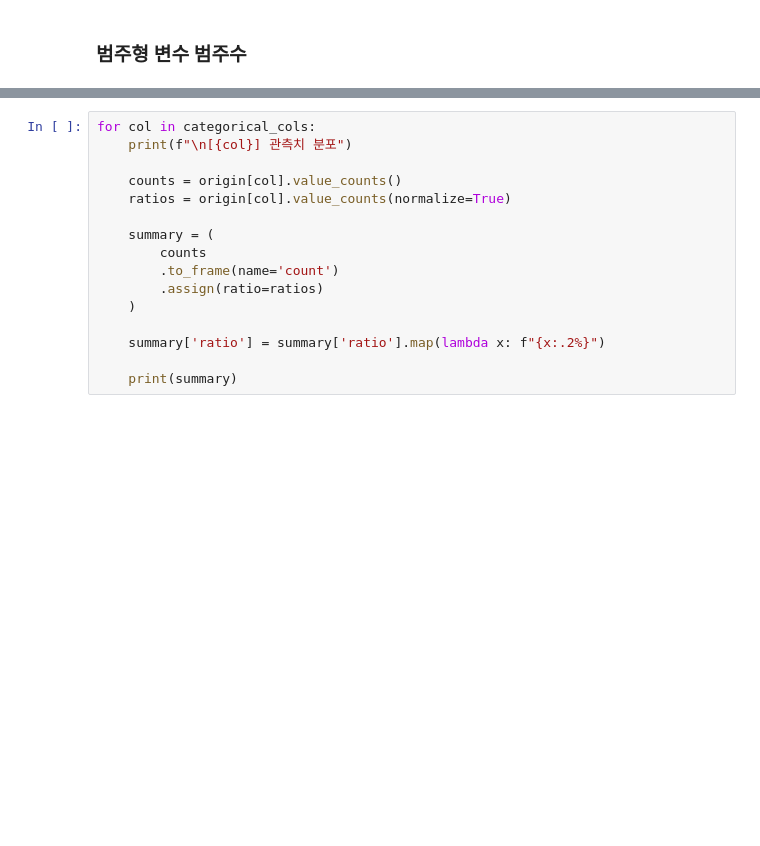
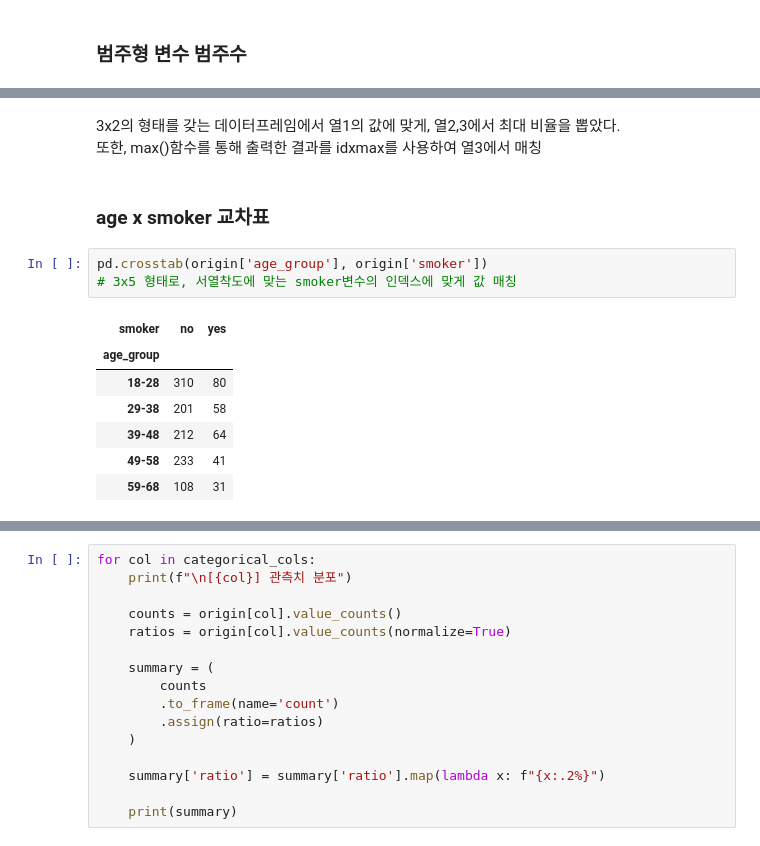
Before and after one commit to GYULLTANGURRI/main, a Jupyter notebook: 12월/데이터분석 캡스톤/데이터분석 캡스톤06/데이터분석 캡스톤06.ipynb, the cells around one changed output, grey strips where cells are left out. Drawn from its saved outputs; the diff is of its cells as text; blank space fills up the shorter version.

```diff
--- a/12월/데이터분석 캡스톤/데이터분석 캡스톤06/데이터분석 캡스톤06.ipynb
+++ b/12월/데이터분석 캡스톤/데이터분석 캡스톤06/데이터분석 캡스톤06.ipynb
@@ -125,0 +192,16 @@ children의 고유값:[0 1 3 2 5 4]
+# %% [markdown]
+3x2의 형태를 갖는 데이터프레임에서 열1의 값에 맞게, 열2,3에서 최대 비율을 뽑았다.<br>
+또한, max()함수를 통해 출력한 결과를 idxmax를 사용하여 열3에서 매칭
+# %% [markdown]
+### age x smoker 교차표
+# %%
+pd.crosstab(origin['age_group'], origin['smoker'])
+# 3x5 형태로, 서열착도에 맞는 smoker변수의 인덱스에 맞게 값 매칭
+# %% [output]
+| smoker | no | yes |
+| age_group |  |  |
+| 18-28 | 310 | 80 |
+| 29-38 | 201 | 58 |
+| 39-48 | 212 | 64 |
+| 49-58 | 233 | 41 |
+| 59-68 | 108 | 31 |
```
Also changed, not shown: parts of 27 cells of this notebook, 13 other files.
